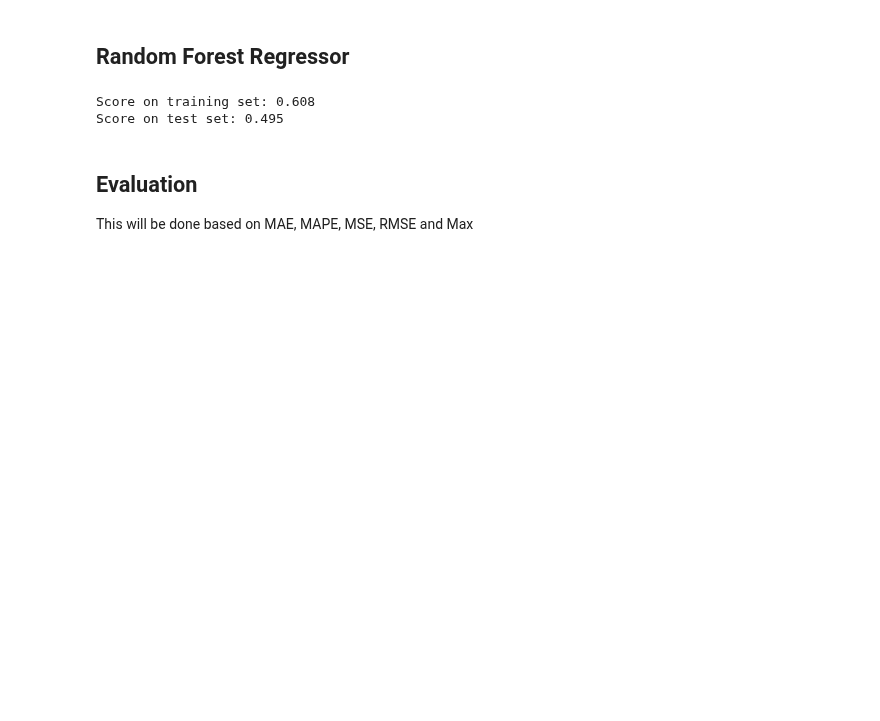
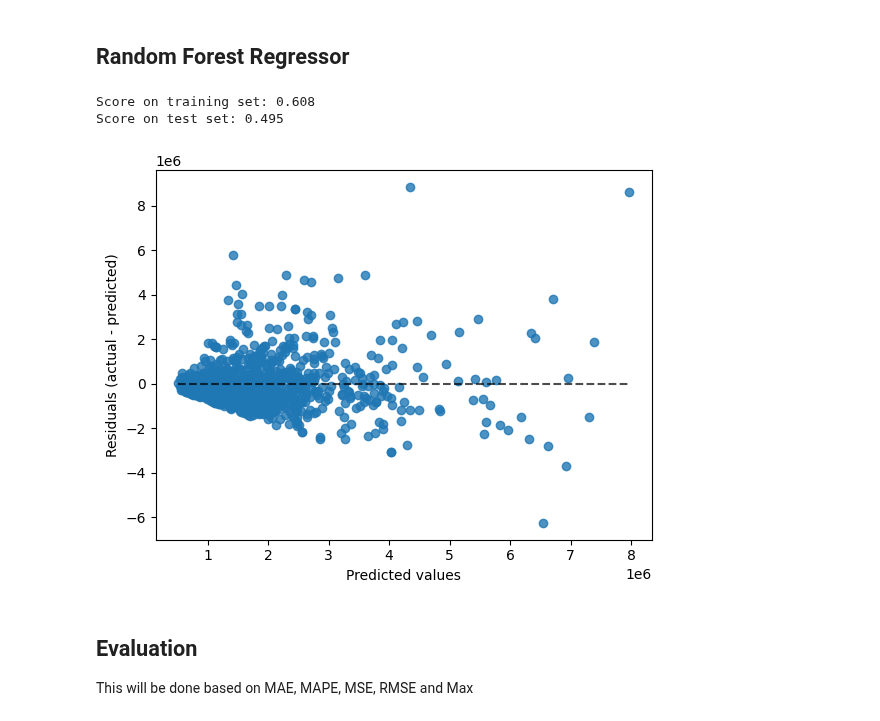
Before and after one commit to BPMRohde/AML, a Jupyter notebook: linear_regression.ipynb, the cells around one changed output. Saved outputs shown, nothing was run; the diff lists cells and outputs as text; code cells hidden in the pictures; blank space fills up the shorter version.

```diff
--- a/linear_regression.ipynb
+++ b/linear_regression.ipynb
@@ -334,6 +325,10 @@ print("Score on test set: {:.3f}".format(rf.score(X_test, y_test)))
 # %% [output]
 Score on training set: 0.608
 Score on test set: 0.495
+# %%
+display = PredictionErrorDisplay.from_predictions(y_test, rf_y_pred)
+# %% [output]
+[figure, added]
 # %% [markdown]
 ## Evaluation
 This will be done based on MAE, MAPE, MSE, RMSE and Max
```
Also changed, not shown: parts of 7 cells of this notebook.
